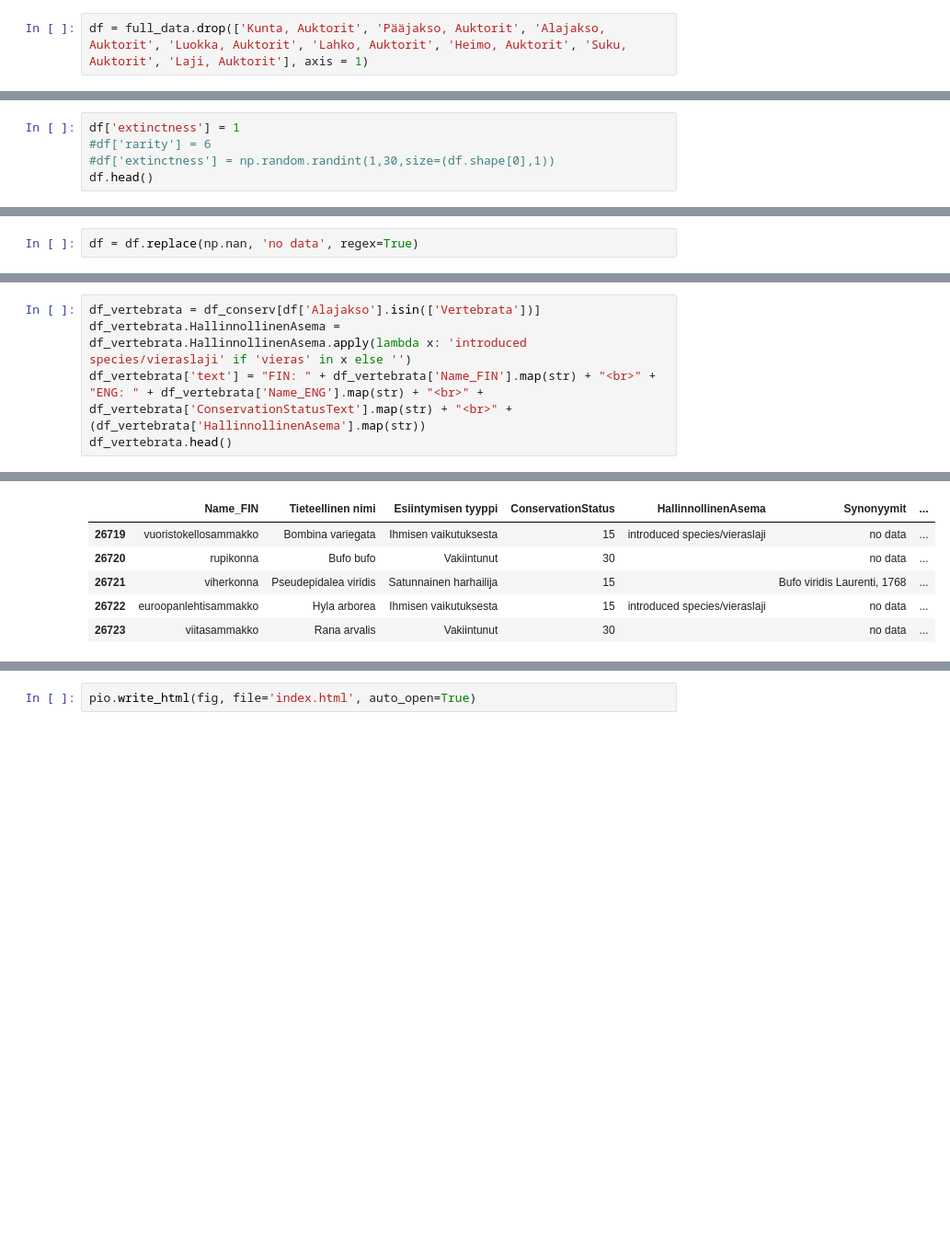
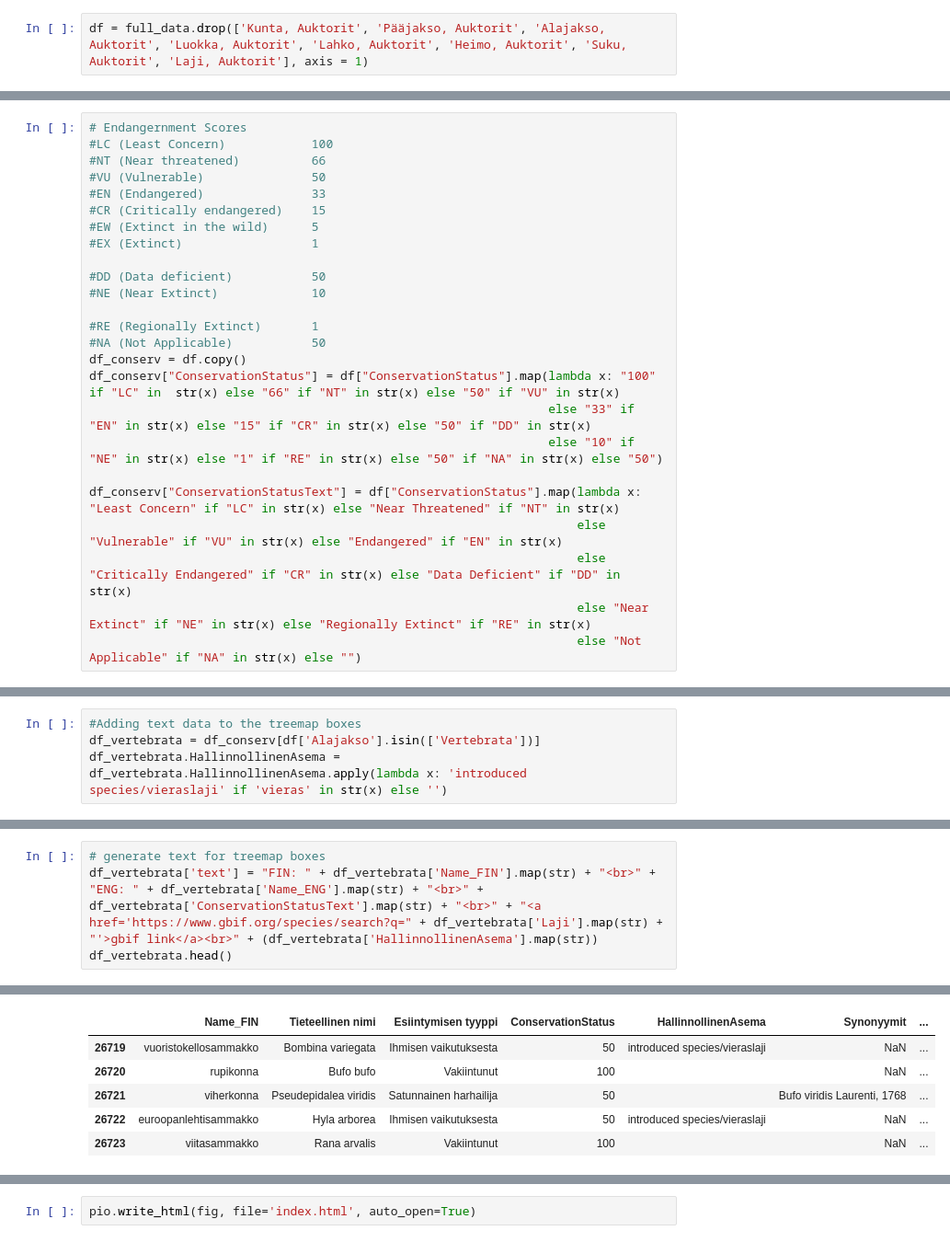
Before and after one commit to Avocadososemix/IDV2021, a Jupyter notebook: Project/interactive_data_visualization.ipynb, the cells around one changed output, grey strips where cells are left out. Shown at 92% size. Saved outputs shown, nothing was run; the diff lists cells and outputs as text; blank space fills up the shorter version.

Commit message:
new version of the figure and improvements to data cleaning

```diff
--- a/Project/interactive_data_visualization.ipynb
+++ b/Project/interactive_data_visualization.ipynb
@@ -54,8 +72,3 @@ df.head()
 | 2 | sokeritoukka | Lepisma saccharinum | Vakiintunut | LC (2019) | NaN | Lepisma saccharina Linnaeus, 1758 | ... |
 | 3 | uunitoukka | Thermobia domestica | Vakiintunut, Ihmisen vaikutuksesta | NA (2019) | Kansallinen vieraslajistrategia (... | Thermobia inquilina (Newman, 1863) | ... |
 | 4 | paanutoukka | Ctenolepisma lineatum | Ihmisen vaikutuksesta | NA (2019) | NaN | Ctenolepisma lineata (Fabricius, ... | ... |
-# %%
-df['extinctness'] = 1
-#df['rarity'] = 6
-#df['extinctness'] = np.random.randint(1,30,size=(df.shape[0],1))
-df.head()
@@ -69,2 +74,0 @@ df.head()
-# %%
-df = df.replace(np.nan, 'no data', regex=True)
@@ -111,0 +128,25 @@ df_conserv['ConservationStatus'] = df['ConservationStatus'].replace(['NA (2010)'
+# %%
+# Endangernment Scores
+#LC (Least Concern)            100
+#NT (Near threatened)          66
+#VU (Vulnerable)               50
+#EN (Endangered)               33
+#CR (Critically endangered)    15
+#EW (Extinct in the wild)      5
+#EX (Extinct)                  1
+
+#DD (Data deficient)           50
+#NE (Near Extinct)             10
+
+#RE (Regionally Extinct)       1
+#NA (Not Applicable)           50
+df_conserv = df.copy()
+df_conserv["ConservationStatus"] = df["ConservationStatus"].map(lambda x: "100" if "LC" in  str(x) else "66" if "NT" in str(x) else "50" if "VU" in str(x)
+                                                                else "33" if "EN" in str(x) else "15" if "CR" in str(x) else "50" if "DD" in str(x)
+                                                                else "10" if "NE" in str(x) else "1" if "RE" in str(x) else "50" if "NA" in str(x) else "50")
+
+df_conserv["ConservationStatusText"] = df["ConservationStatus"].map(lambda x: "Least Concern" if "LC" in str(x) else "Near Threatened" if "NT" in str(x)
+                                                                    else "Vulnerable" if "VU" in str(x) else "Endangered" if "EN" in str(x)
+                                                                    else "Critically Endangered" if "CR" in str(x) else "Data Deficient" if "DD" in str(x)
+                                                                    else "Near Extinct" if "NE" in str(x) else "Regionally Extinct" if "RE" in str(x)
+                                                                    else "Not Applicable" if "NA" in str(x) else "")
@@ -111,0 +184,4 @@ df_conserv['ConservationStatus'] = df['ConservationStatus'].replace(['NA (2010)'
+# %%
+#Adding text data to the treemap boxes
+df_vertebrata = df_conserv[df['Alajakso'].isin(['Vertebrata'])]
+df_vertebrata.HallinnollinenAsema = df_vertebrata.HallinnollinenAsema.apply(lambda x: 'introduced species/vieraslaji' if 'vieras' in str(x) else '')
@@ -112,7 +215,6 @@ df_conserv['ConservationStatus'] = df['ConservationStatus'].replace(['NA (2010)'
 # %%
-df_vertebrata = df_conserv[df['Alajakso'].isin(['Vertebrata'])]
-df_vertebrata.HallinnollinenAsema = df_vertebrata.HallinnollinenAsema.apply(lambda x: 'introduced species/vieraslaji' if 'vieras' in x else '')
-df_vertebrata['text'] = "FIN: " + df_vertebrata['Name_FIN'].map(str) + "<br>" + "ENG: " + df_vertebrata['Name_ENG'].map(str) + "<br>" + df_vertebrata['ConservationStatusText'].map(str) + "<br>" + (df_vertebrata['HallinnollinenAsema'].map(str))
+# generate text for treemap boxes
+df_vertebrata['text'] = "FIN: " + df_vertebrata['Name_FIN'].map(str) + "<br>" + "ENG: " + df_vertebrata['Name_ENG'].map(str) + "<br>" + df_vertebrata['ConservationStatusText'].map(str) + "<br>" + "<a href='https://www.gbif.org/species/search?q=" + df_vertebrata['Laji'].map(str) + "'>gbif link</a><br>" + (df_vertebrata['HallinnollinenAsema'].map(str))
 df_vertebrata.head()
 # %% [output]
 A value is trying to be set on a copy of a slice from a DataFrame.
@@ -128,6 +224,6 @@ See the caveats in the documentation: https://pandas.pydata.org/pandas-docs/stab
 |  | Name_FIN | Tieteellinen nimi | Esiintymisen tyyppi | ConservationStatus | HallinnollinenAsema | Synonyymit | ... |
-| 26719 | vuoristokellosammakko | Bombina variegata | Ihmisen vaikutuksesta | 15 | introduced species/vieraslaji | no data | ... |
-| 26720 | rupikonna | Bufo bufo | Vakiintunut | 30 |  | no data | ... |
-| 26721 | viherkonna | Pseudepidalea viridis | Satunnainen harhailija | 15 |  | Bufo viridis Laurenti, 1768 | ... |
-| 26722 | euroopanlehtisammakko | Hyla arborea | Ihmisen vaikutuksesta | 15 | introduced species/vieraslaji | no data | ... |
-| 26723 | viitasammakko | Rana arvalis | Vakiintunut | 30 |  | no data | ... |
+| 26719 | vuoristokellosammakko | Bombina variegata | Ihmisen vaikutuksesta | 50 | introduced species/vieraslaji | NaN | ... |
+| 26720 | rupikonna | Bufo bufo | Vakiintunut | 100 |  | NaN | ... |
+| 26721 | viherkonna | Pseudepidalea viridis | Satunnainen harhailija | 50 |  | Bufo viridis Laurenti, 1768 | ... |
+| 26722 | euroopanlehtisammakko | Hyla arborea | Ihmisen vaikutuksesta | 50 | introduced species/vieraslaji | NaN | ... |
+| 26723 | viitasammakko | Rana arvalis | Vakiintunut | 100 |  | NaN | ... |
```
Also changed, not shown: parts of 27 cells of this notebook.
